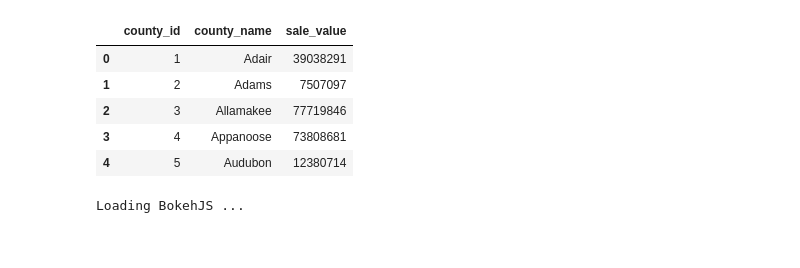
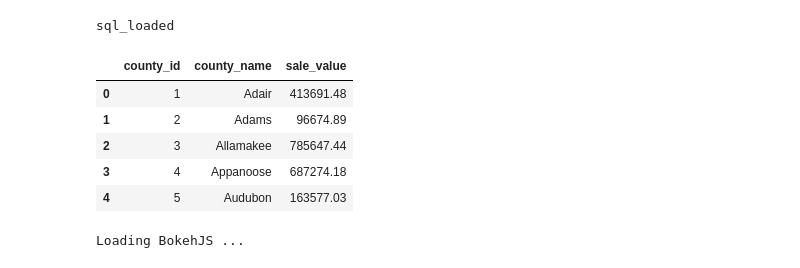
Before and after one commit to kstrckr/python_data_project, a Jupyter notebook: Liquor Vis.ipynb, the cells around one changed output. Saved outputs shown, nothing was run; the diff lists cells and outputs as text; code cells hidden in the pictures.

```diff
--- a/Liquor Vis.ipynb
+++ b/Liquor Vis.ipynb
@@ -56,39 +54,37 @@ sum_for_month_by_county = '''
                         FROM sales
                         INNER JOIN stores ON stores.store_id = sales.store_id
                         INNER JOIN counties ON counties.county_id = stores.county_id
-                        WHERE strftime('%Y', sale_date) = '2016'
+                        WHERE strftime('%Y', sale_date) = '2012'
                         GROUP BY stores.county_id ORDER BY stores.county_id;'''
 
 sql_frame = pd.read_sql_query(sum_for_month_by_county, db_connect())
-
-values = [(x/100)/1000 for x in sql_frame['sale_value'].tolist()]
-
-# dates = [ts.date() for ts in sql_frame['sale_date'].tolist()]
-
-# stores = [store for store in sql_frame['store_id'].tolist()]
-
-county_ids = [int(county) for county in sql_frame['county_id']]
-
-county_names = [county for county in sql_frame['county_name']]
-
-# sql_frame.sort_values(by=['sale_date']).head()
-
-data = {
-    'sale_sum': values,
-    'county_ids': county_ids,
-    'county_names': county_names
-}
-
-data_source = ColumnDataSource(data)
-
-sql_frame.head()
+sql_frame.loc[:,'sale_value'] /= 100
+print('sql_loaded')
 # %% [output]
-|  | county_id | county_name | sale_value |
-| 0 | 1 | Adair | 39038291 |
-| 1 | 2 | Adams | 7507097 |
-| 2 | 3 | Allamakee | 77719846 |
-| 3 | 4 | Appanoose | 73808681 |
-| 4 | 5 | Audubon | 12380714 |
+sql_loaded
+# %%
+values = [x for x in sql_frame['sale_value'].tolist()]
+
+county_ids = [int(county) for county in sql_frame['county_id']]
+
+county_names = [county for county in sql_frame['county_name']]
+
+data = {
+    'sale_sum': values,
+    'county_ids': county_ids,
+    'county_names': county_names
+}
+
+data_source = ColumnDataSource(data)
+
+sql_frame.head()
+# %% [output]
+|  | county_id | county_name | sale_value |
+| 0 | 1 | Adair | 413691.48 |
+| 1 | 2 | Adams | 96674.89 |
+| 2 | 3 | Allamakee | 785647.44 |
+| 3 | 4 | Appanoose | 687274.18 |
+| 4 | 5 | Audubon | 163577.03 |
 # %%
 output_notebook()
 
```
Also changed, not shown: parts of 3 cells of this notebook.
